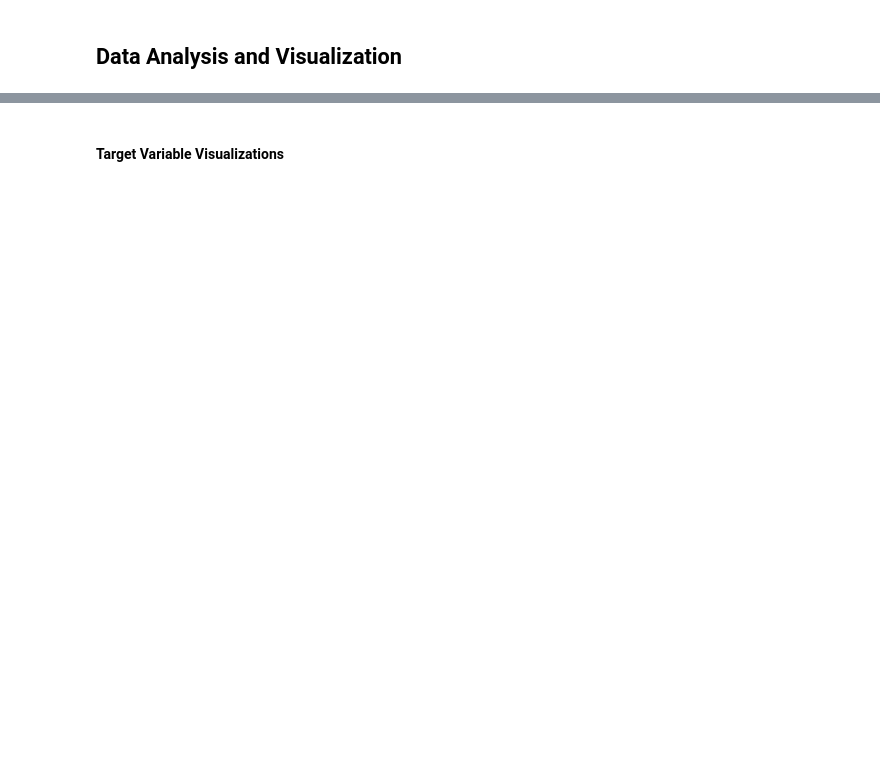
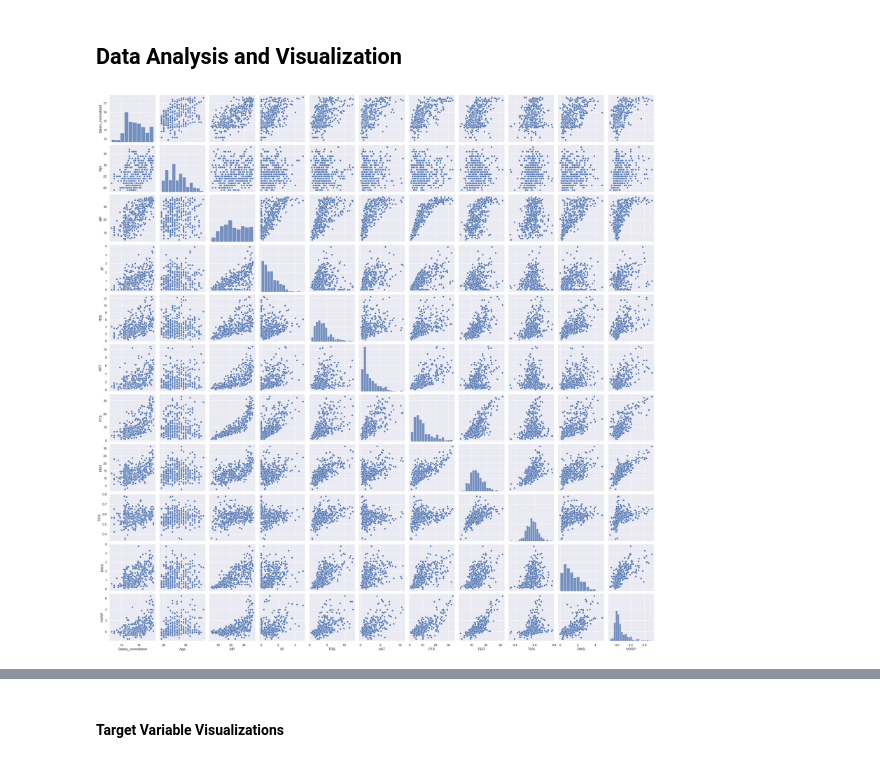
Before and after one commit to GabrielKrishnadasan/COMP352FinalProject, a Jupyter notebook: old_final_project.ipynb, the cells around one changed output, grey strips where cells are left out. Cells and saved outputs as stored; diff of their text form; code cells hidden in the pictures; blank space fills up the shorter version.

```diff
--- a/old_final_project.ipynb
+++ b/old_final_project.ipynb
@@ -171,23 +234,25 @@ plt.show()
 # %% [markdown]
 ## Data Analysis and Visualization
 # %%
-# # scatterplot
-# sns.set()
-# cols = [
-#     "Salary_normalized",
-#     "Age",
-#     "MP",
-#     "3P",
-#     "TRB",
-#     "AST",
-#     "PTS",
-#     "PER",
-#     "TS%",
-#     "DWS",
-#     "VORP"
-# ]
-# sns.pairplot(nba_df[cols], size=2.5)
-# plt.show();
+# scatterplot
+sns.set()
+cols = [
+    "Salary_normalized",
+    "Age",
+    "MP",
+    "3P",
+    "TRB",
+    "AST",
+    "PTS",
+    "PER",
+    "TS%",
+    "DWS",
+    "VORP"
+]
+sns.pairplot(nba_df[cols], size=2.5)
+plt.show();
+# %% [output]
+[figure, added]
 # %%
 # Exclude non-numeric columns
 numeric_df = nba_df.select_dtypes(include=[np.number])
```
Also changed, not shown: parts of 57 cells of this notebook.
